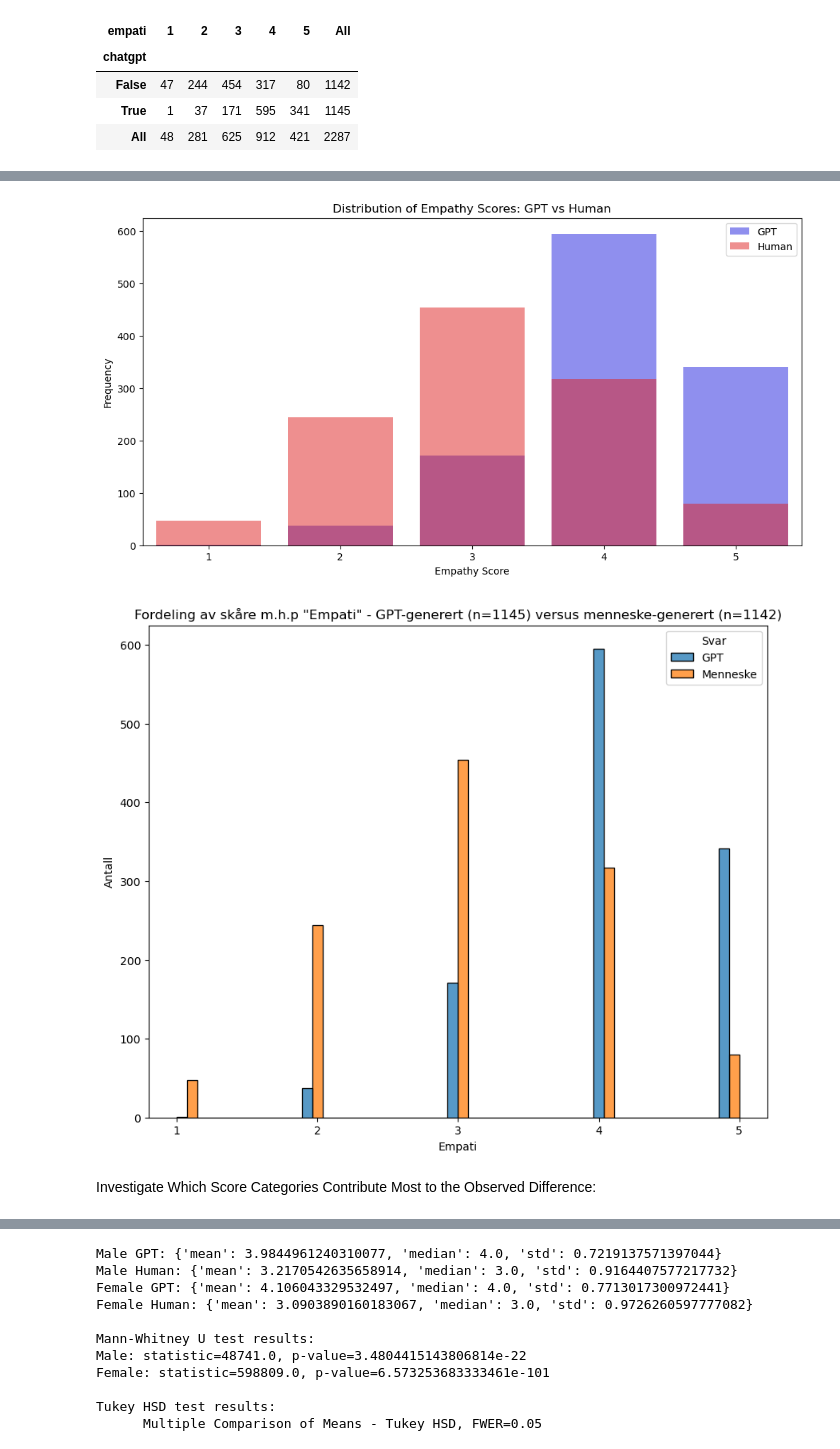
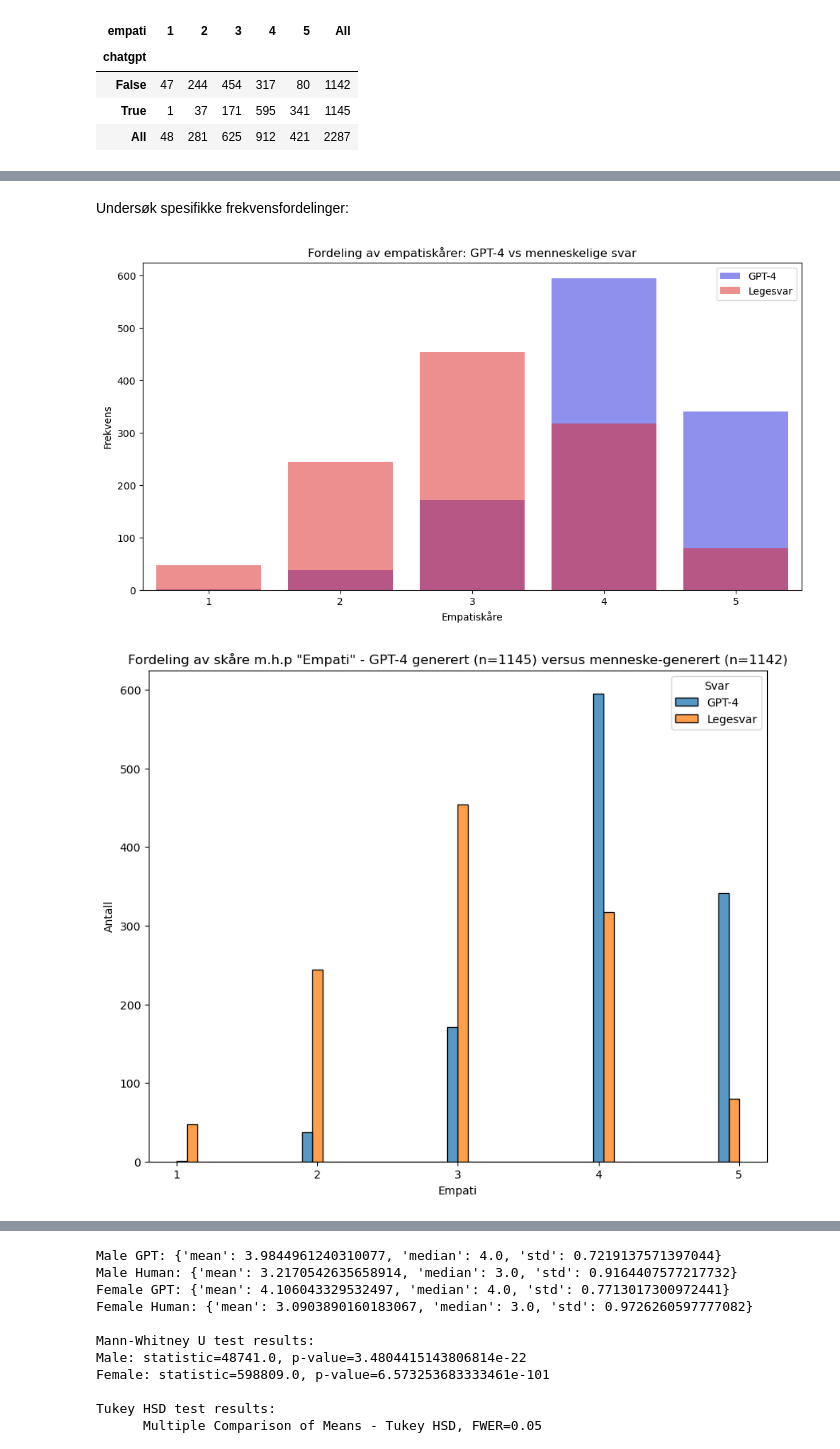
Before and after one commit to MMIV-ML/helseveileder, a Jupyter notebook: notebooks/1-analysis.ipynb, the cells around one changed output, grey strips where cells are left out. Cells and saved outputs as stored; diff of their text form; code cells hidden in the pictures.

Commit message:
Empati-analyse komplett

```diff
--- a/notebooks/1-analysis.ipynb
+++ b/notebooks/1-analysis.ipynb
@@ -888,3 +876,5 @@ Examine Specific Frequency Distributions:
+# %% [markdown]
+Undersøk spesifikke frekvensfordelinger:
 # %%
 import matplotlib.pyplot as plt
 import seaborn as sns
@@ -895,36 +885,34 @@ human_freq = df[df['chatgpt'] == False]['empati'].value_counts().sort_index()
 
 # Plot the distributions
 plt.figure(figsize=(12, 6))
-sns.barplot(x=gpt_freq.index, y=gpt_freq.values, alpha=0.5, color='blue', label='GPT')
-sns.barplot(x=human_freq.index, y=human_freq.values, alpha=0.5, color='red', label='Human')
-plt.title('Distribution of Empathy Scores: GPT vs Human')
-plt.xlabel('Empathy Score')
-plt.ylabel('Frequency')
+sns.barplot(x=gpt_freq.index, y=gpt_freq.values, alpha=0.5, color='blue', label='GPT-4')
+sns.barplot(x=human_freq.index, y=human_freq.values, alpha=0.5, color='red', label='Legesvar')
+plt.title('Fordeling av empatiskårer: GPT-4 vs menneskelige svar')
+plt.xlabel('Empatiskåre')
+plt.ylabel('Frekvens')
 plt.legend()
 plt.show()
 # %% [output]
-[figure, old version]
+[figure, new version]
 # %%
 # Plot the distribution of the scores for "empati" -  GPT versus human
 
 fig, ax = plt.subplots(figsize=(10, 8))
 
 # Combine the data into a single DataFrame
-df_combined = pd.concat([df_GPT[['empati']].assign(Svar='GPT'), df_human[['empati']].assign(Svar='Menneske')])
+df_combined = pd.concat([df_GPT[['empati']].assign(Svar='GPT-4'), df_human[['empati']].assign(Svar='Legesvar')])
 
 # Plot the histograms side by side
 sns.histplot(data=df_combined, x='empati', hue='Svar', multiple='dodge')
 
 # Make the x-ticks integers centerd between the two bars
 plt.xticks(np.arange(1, 6, 1))
 
 plt.xlabel('Empati')
 plt.ylabel('Antall')
-plt.title(f'Fordeling av skåre m.h.p "Empati" - GPT-generert (n={len(df_GPT)}) versus menneske-generert (n={len(df_human)})')
+plt.title(f'Fordeling av skåre m.h.p "Empati" - GPT-4 generert (n={len(df_GPT)}) versus menneske-generert (n={len(df_human)})')
 
 
 plt.show()
 # %% [output]
-[figure, old version]
+[figure, new version]
-# %% [markdown]
-Investigate Which Score Categories Contribute Most to the Observed Difference:
```
Also changed, not shown: parts of 29 cells of this notebook.
